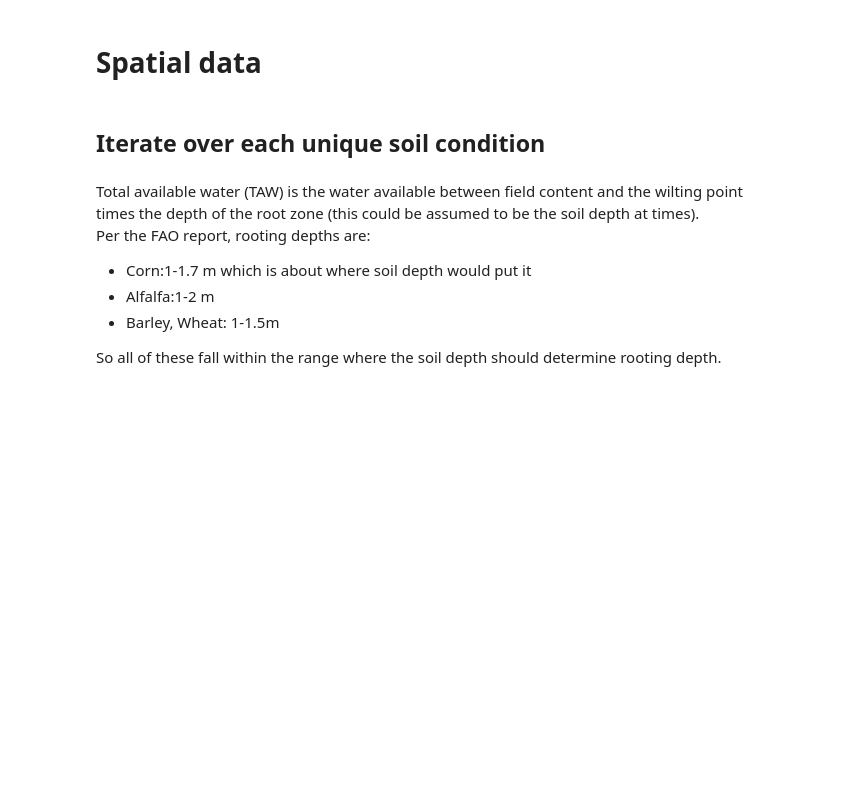
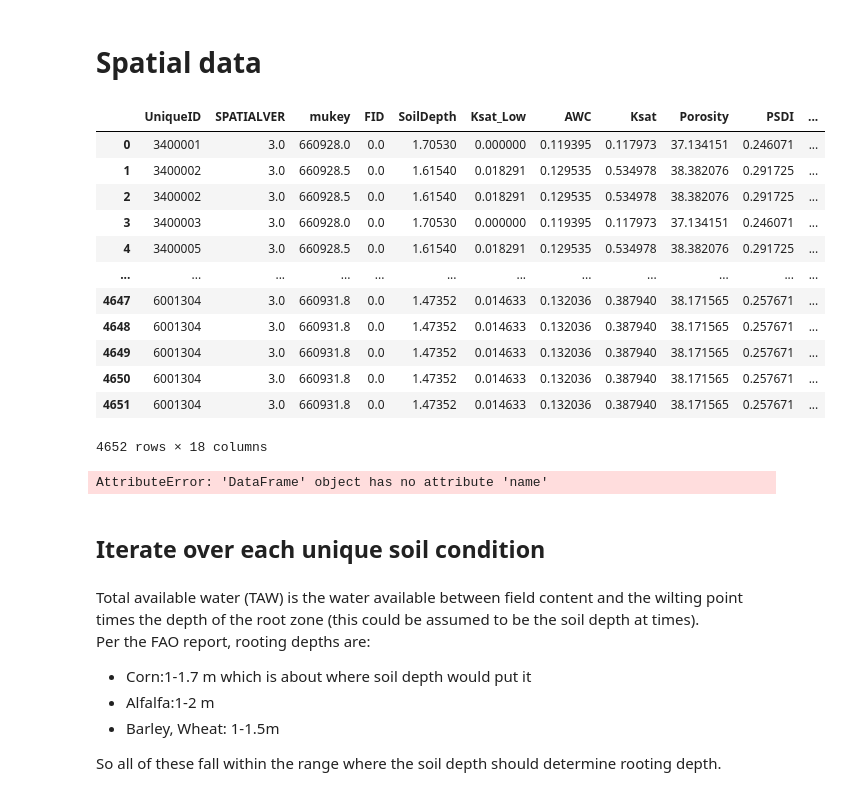
Before and after one commit to andrewcalderwood/CosumnesRiverRecharge, a Jupyter notebook: Projects/Levee_setback/economic_analysis/Basic soil budget monthly.ipynb, the cells around one changed output. Cells and saved outputs as stored; diff of their text form; code cells hidden in the pictures; blank space fills up the shorter version.

```diff
--- a/Projects/Levee_setback/economic_analysis/Basic soil budget monthly.ipynb
+++ b/Projects/Levee_setback/economic_analysis/Basic soil budget monthly.ipynb
@@ -231,17 +235,34 @@ irr_days
 # %% [markdown]
 # Spatial data
+# %%
+soil_ag_all
+# %% [output]
+|  | UniqueID | SPATIALVER | mukey | FID | SoilDepth | Ksat_Low | AWC | Ksat | Porosity | PSDI | ... |
+| 0 | 3400001 | 3.0 | 660928.0 | 0.0 | 1.70530 | 0.000000 | 0.119395 | 0.117973 | 37.134151 | 0.246071 | ... |
+| 1 | 3400002 | 3.0 | 660928.5 | 0.0 | 1.61540 | 0.018291 | 0.129535 | 0.534978 | 38.382076 | 0.291725 | ... |
+| 2 | 3400002 | 3.0 | 660928.5 | 0.0 | 1.61540 | 0.018291 | 0.129535 | 0.534978 | 38.382076 | 0.291725 | ... |
+| 3 | 3400003 | 3.0 | 660928.0 | 0.0 | 1.70530 | 0.000000 | 0.119395 | 0.117973 | 37.134151 | 0.246071 | ... |
+| 4 | 3400005 | 3.0 | 660928.5 | 0.0 | 1.61540 | 0.018291 | 0.129535 | 0.534978 | 38.382076 | 0.291725 | ... |
+| ... | ... | ... | ... | ... | ... | ... | ... | ... | ... | ... | ... |
+| 4647 | 6001304 | 3.0 | 660931.8 | 0.0 | 1.47352 | 0.014633 | 0.132036 | 0.387940 | 38.171565 | 0.257671 | ... |
+| 4648 | 6001304 | 3.0 | 660931.8 | 0.0 | 1.47352 | 0.014633 | 0.132036 | 0.387940 | 38.171565 | 0.257671 | ... |
+| 4649 | 6001304 | 3.0 | 660931.8 | 0.0 | 1.47352 | 0.014633 | 0.132036 | 0.387940 | 38.171565 | 0.257671 | ... |
+| 4650 | 6001304 | 3.0 | 660931.8 | 0.0 | 1.47352 | 0.014633 | 0.132036 | 0.387940 | 38.171565 | 0.257671 | ... |
+| 4651 | 6001304 | 3.0 | 660931.8 | 0.0 | 1.47352 | 0.014633 | 0.132036 | 0.387940 | 38.171565 | 0.257671 | ... |
+4652 rows × 18 columns
 # %%
+field_ids = 'parcel' # 'ag'
 # load cleaned soil data for ag fields
 soil_path = join(uzf_dir,'clean_soil_data')
 # soil data for each ag field
-soil_ag_all = pd.read_csv(join(soil_path, 'soil_for_ag_fields.csv'), index_col=0)
+soil_ag_all = pd.read_csv(join(soil_path, 'soil_for_'+field_ids+'_fields.csv'), index_col=0)
 # connection of ag fields to grid cells
-grid_soil = pd.read_csv(join(soil_path, 'ag_field_to_cell.csv'),index_col=0)
+grid_soil = pd.read_csv(join(soil_path, field_ids+'_field_to_cell.csv'),index_col=0)
 # curve numbers
-CN = pd.read_csv(join(soil_path, 'ag_field_CN.csv'),index_col = 0)
+CN = pd.read_csv(join(soil_path, field_ids+'_field_CN.csv'),index_col = 0)
 
 soil_ag_all = pd.merge(soil_ag_all, CN)
-field_area = soil_ag.field_area_m2.values
+field_area = soil_ag_all.area_m2.values
 
 # identify crop to use
 crop_nam = pd.Series(soil_ag_all.name.unique())
@@ -250,6 +271,8 @@ crop_nam[crop_nam.str.contains(crop)]
 # subset for fields with the crop
 soil_crop = soil_ag_all[soil_ag_all.name==crop_dict[crop]]
 nfield = len(soil_crop)
+# %% [output]
+AttributeError: 'DataFrame' object has no attribute 'name'
 # %%
 ## need to update to use land use by Yusuke
 # ag_lu = gpd.read_file(join(uzf_dir,'county_landuse', 'domain_ag_lu_2018.shp'))
```
Also changed, not shown: parts of 3 cells of this notebook, 5 other files.
